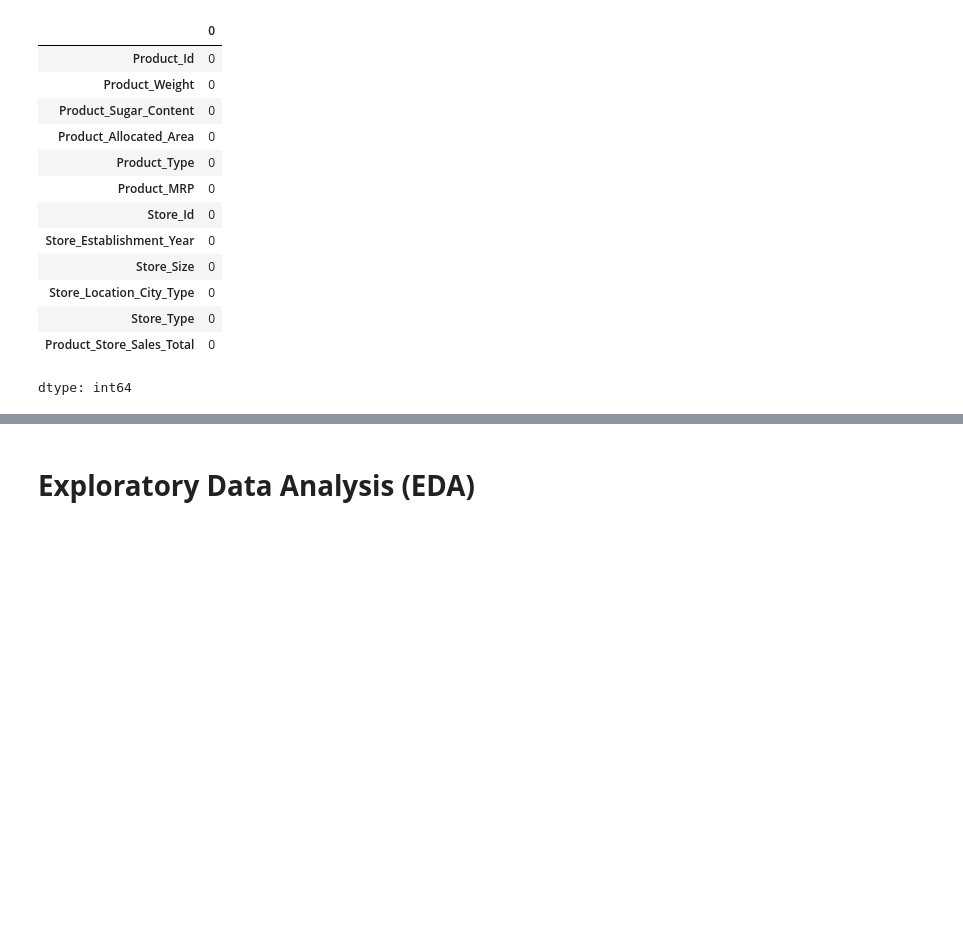
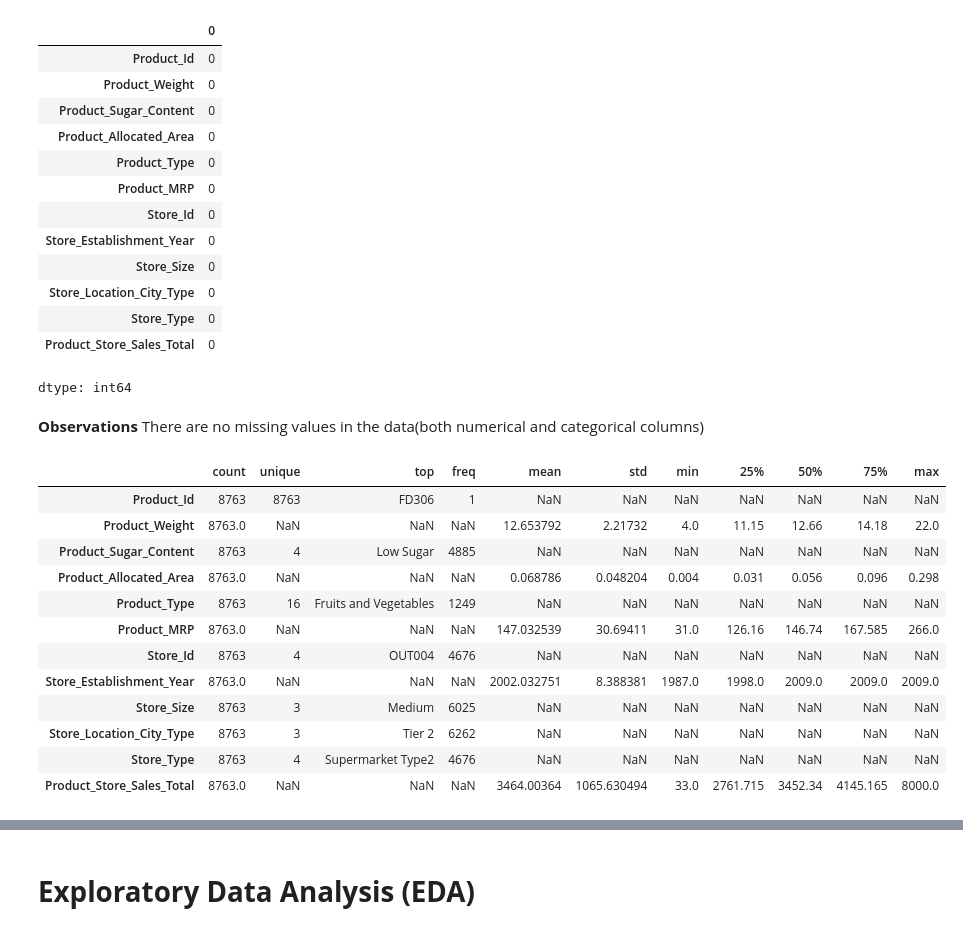
Before and after one commit to uday-d4/UTAI_SuperKArt, a Jupyter notebook: SuperKart_Model_Deployment_Notebook.ipynb, the cells around one changed output, grey strips where cells are left out. Drawn from its saved outputs; the diff is of its cells as text; code cells hidden in the pictures; blank space fills up the shorter version.

```diff
--- a/SuperKart_Model_Deployment_Notebook.ipynb
+++ b/SuperKart_Model_Deployment_Notebook.ipynb
@@ -109,10 +114,11 @@ from huggingface_hub import login, HfApi
 # %% [markdown]
 # **Loading the dataset**
 # %%
-data = pd.read_csv("SuperKart.csv",low_memory=False)
+# Load the dataset from a CSV file into a Pandas DataFrame
+kartdata = pd.read_csv("SuperKart.csv",low_memory=False)
 # %%
 # Create a copy of the dataframe
-dataset = data.copy()
+dataset = kartdata.copy()
 # %% [markdown]
 # **Data Overview**
 # %%
@@ -187,3 +213,23 @@ dataset.isnull().sum()
 | Store_Type | 0 |
 | Product_Store_Sales_Total | 0 |
 dtype: int64
+# %% [markdown]
+**Observations**
+There are no missing values in the data(both numerical and categorical columns)
+# %%
+# Display descriptive statistics for all columns
+dataset.describe(include="all").T
+# %% [output]
+|  | count | unique | top | freq | mean | std | min | 25% | 50% | 75% | max |
+| Product_Id | 8763 | 8763 | FD306 | 1 | NaN | NaN | NaN | NaN | NaN | NaN | NaN |
+| Product_Weight | 8763.0 | NaN | NaN | NaN | 12.653792 | 2.21732 | 4.0 | 11.15 | 12.66 | 14.18 | 22.0 |
+| Product_Sugar_Content | 8763 | 4 | Low Sugar | 4885 | NaN | NaN | NaN | NaN | NaN | NaN | NaN |
+| Product_Allocated_Area | 8763.0 | NaN | NaN | NaN | 0.068786 | 0.048204 | 0.004 | 0.031 | 0.056 | 0.096 | 0.298 |
+| Product_Type | 8763 | 16 | Fruits and Vegetables | 1249 | NaN | NaN | NaN | NaN | NaN | NaN | NaN |
+| Product_MRP | 8763.0 | NaN | NaN | NaN | 147.032539 | 30.69411 | 31.0 | 126.16 | 146.74 | 167.585 | 266.0 |
+| Store_Id | 8763 | 4 | OUT004 | 4676 | NaN | NaN | NaN | NaN | NaN | NaN | NaN |
+| Store_Establishment_Year | 8763.0 | NaN | NaN | NaN | 2002.032751 | 8.388381 | 1987.0 | 1998.0 | 2009.0 | 2009.0 | 2009.0 |
+| Store_Size | 8763 | 3 | Medium | 6025 | NaN | NaN | NaN | NaN | NaN | NaN | NaN |
+| Store_Location_City_Type | 8763 | 3 | Tier 2 | 6262 | NaN | NaN | NaN | NaN | NaN | NaN | NaN |
+| Store_Type | 8763 | 4 | Supermarket Type2 | 4676 | NaN | NaN | NaN | NaN | NaN | NaN | NaN |
+| Product_Store_Sales_Total | 8763.0 | NaN | NaN | NaN | 3464.00364 | 1065.630494 | 33.0 | 2761.715 | 3452.34 | 4145.165 | 8000.0 |
```
Also changed, not shown: parts of 11 cells of this notebook.
